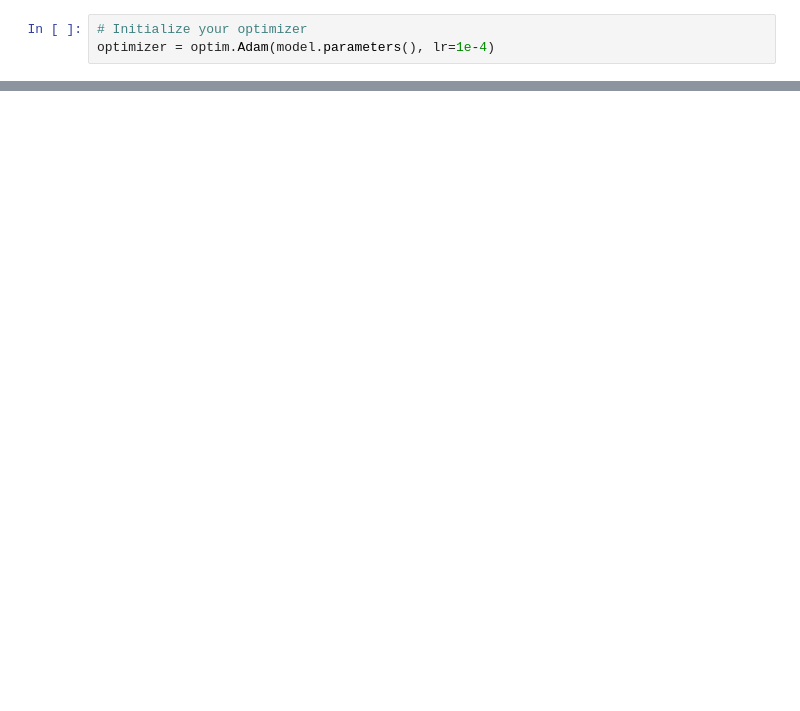
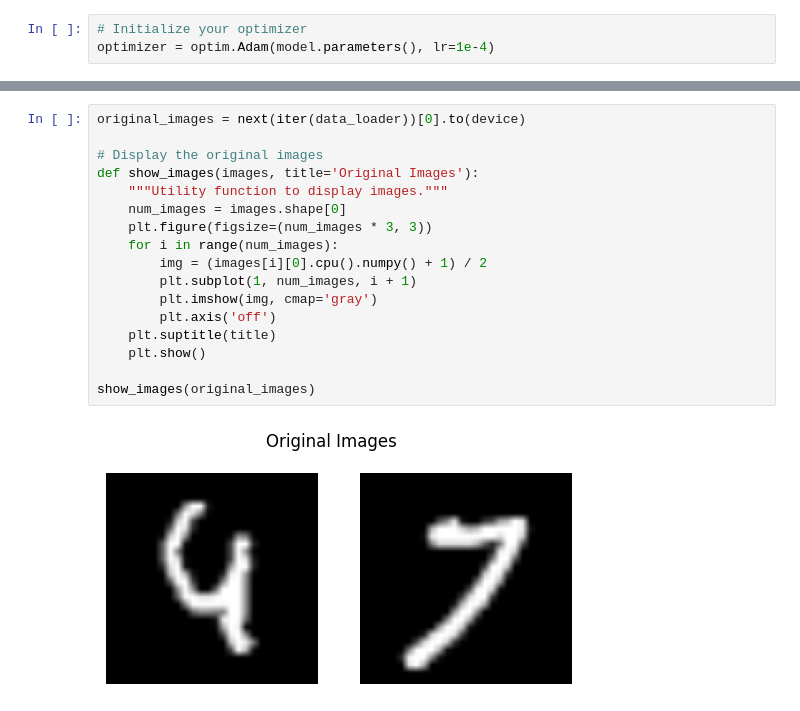
Before and after one commit to lafilledepondy/diffusionModels, a Jupyter notebook: digitsDiffusion.ipynb, the cells around one changed output, grey strips where cells are left out. Cells and saved outputs as stored; diff of their text form; blank space fills up the shorter version.

```diff
--- a/digitsDiffusion.ipynb
+++ b/digitsDiffusion.ipynb
@@ -92,0 +95,19 @@ show_images(sampled_images)
+# %%
+original_images = next(iter(data_loader))[0].to(device)
+
+# Display the original images
+def show_images(images, title='Original Images'):
+    """Utility function to display images."""
+    num_images = images.shape[0]
+    plt.figure(figsize=(num_images * 3, 3))
+    for i in range(num_images):
+        img = (images[i][0].cpu().numpy() + 1) / 2
+        plt.subplot(1, num_images, i + 1)
+        plt.imshow(img, cmap='gray')
+        plt.axis('off')
+    plt.suptitle(title)
+    plt.show()
+
+show_images(original_images)
+# %% [output]
+[figure, added]
```
Also changed, not shown: parts of 15 cells of this notebook, 1 other file.
